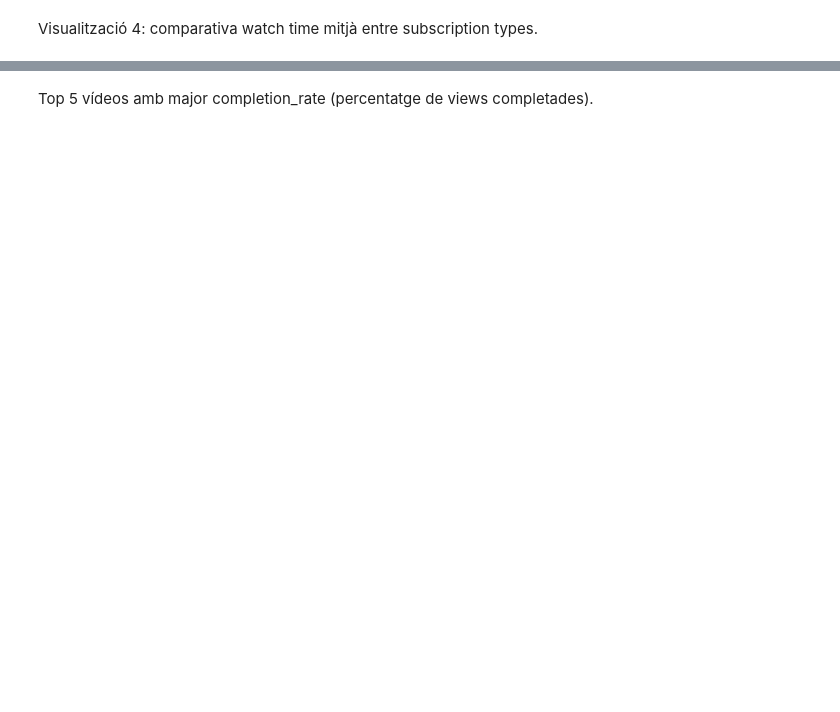
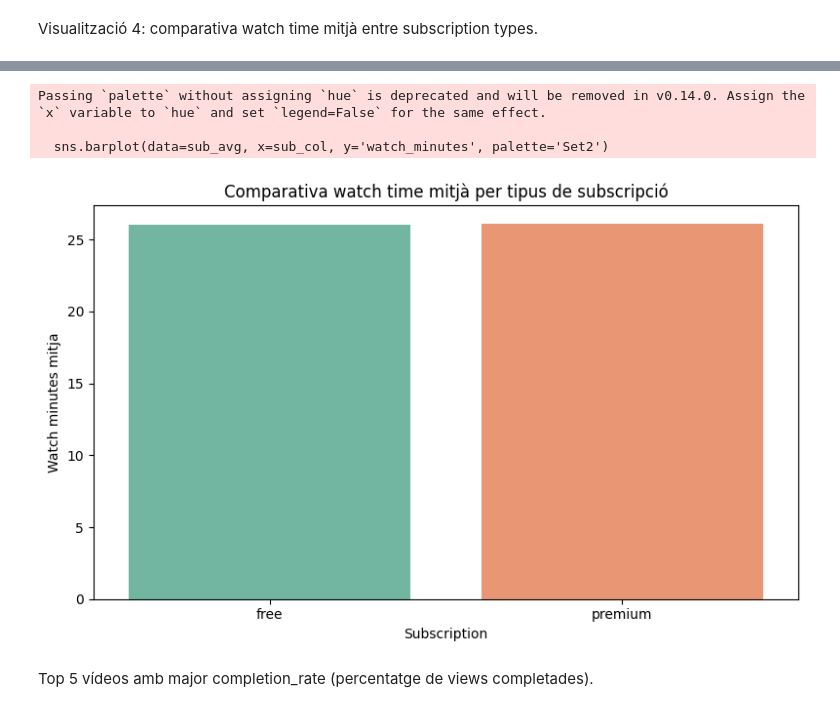
Before and after one commit to h3rm3x/DAM, a Jupyter notebook: Segundo/ERD/Ejercicios_UD2/Exercici 2.9/Exercici 2.9. Visualització de dades.ipynb, the cells around one changed output, grey strips where cells are left out. Saved outputs shown, nothing was run; the diff lists cells and outputs as text; code cells hidden in the pictures; blank space fills up the shorter version.

```diff
--- a/Segundo/ERD/Ejercicios_UD2/Exercici 2.9/Exercici 2.9. Visualització de dades.ipynb
+++ b/Segundo/ERD/Ejercicios_UD2/Exercici 2.9/Exercici 2.9. Visualització de dades.ipynb
@@ -189,2 +201,22 @@ Passing `palette` without assigning `hue` is deprecated and will be removed in v
+# %%
+# Comparativa del watch time mitjà entre tipus de subscripció
+sub_col = next((c for c in ['subscription','subscription_x','subscription_y'] if c in views_df.columns), None)
+if sub_col is None:
+    print('No hi ha columna de subscription per comparar')
+else:
+    sub_avg = views_df.groupby(sub_col)['watch_minutes'].mean().reset_index()
+    sub_avg['watch_minutes'] = sub_avg['watch_minutes'].round(2)
+    plt.figure(figsize=(8,5))
+    sns.barplot(data=sub_avg, x=sub_col, y='watch_minutes', palette='Set2')
+    plt.xlabel('Subscription')
+    plt.ylabel('Watch minutes mitja')
+    plt.title('Comparativa watch time mitjà per tipus de subscripció')
+    plt.tight_layout()
+    plt.show()
+# %% [output]
+Passing `palette` without assigning `hue` is deprecated and will be removed in v0.14.0. Assign the `x` variable to `hue` and set `legend=False` for the same effect.
+
+  sns.barplot(data=sub_avg, x=sub_col, y='watch_minutes', palette='Set2')
+[figure, added]
 # %% [markdown]
 Top 5 vídeos amb major completion_rate (percentatge de views completades).
```
Also changed, not shown: parts of 12 cells of this notebook.
